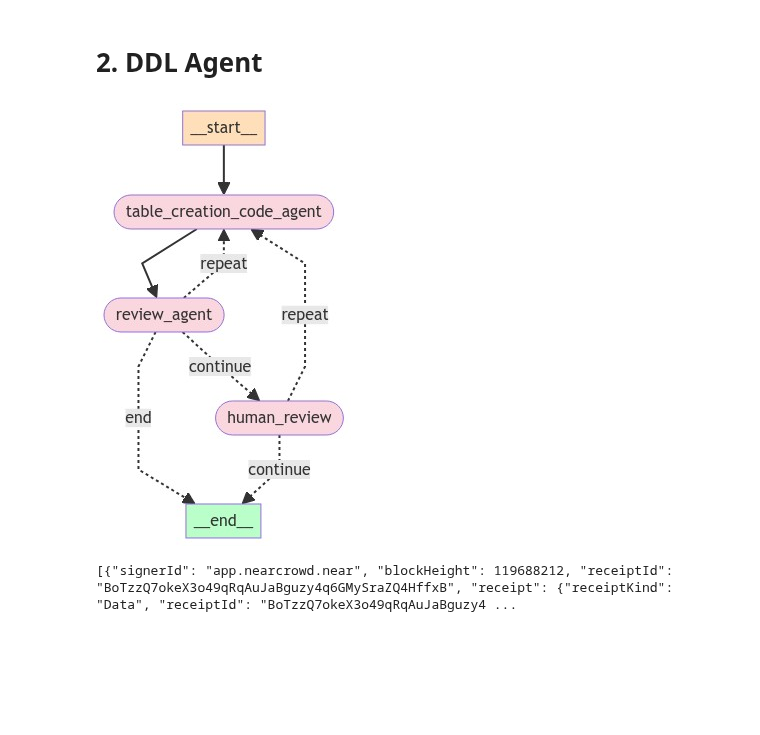
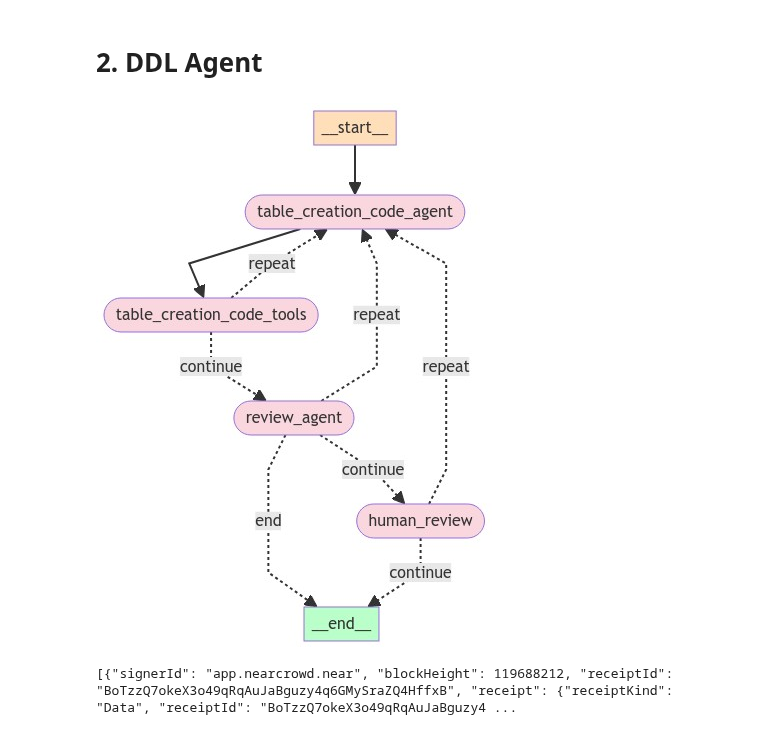
Before and after one commit to near/indexer-agent, a Jupyter notebook: SP_Agent_v1.ipynb, the cells around one changed output. Drawn from its saved outputs; the diff is of its cells as text; code cells hidden in the pictures; blank space fills up the shorter version.

```diff
--- a/SP_Agent_v1.ipynb
+++ b/SP_Agent_v1.ipynb
@@ -107,6 +89,7 @@ Notes:
 # Load agents
 from tools.NearLake import tool_get_block_heights
 from tools.JavaScriptRunner import tool_js_on_block_schema_func,tool_infer_schema_of_js
+from tools.database import tool_run_sql_ddl
 from agents.BlockExtractorAgent import BlockExtractorAgent,block_extractor_agent_model_v2
 from agents.TableCreationAgent import TableCreationAgent,table_creation_code_model_v2,TableCreationResponse
 from agents.ReviewAgent import review_agent_model,ReviewAgent
@@ -119,8 +102,9 @@ block_extractor_model = block_extractor_agent_model_v2(block_extractor_tools) #
 block_extractor_agent = BlockExtractorAgent(block_extractor_model,ToolExecutor(block_extractor_tools))
 
 # DDL Agent
-table_creation_code_agent_model = table_creation_code_model_v2()
-table_creation_code_agent = TableCreationAgent(table_creation_code_agent_model)
+table_creation_tools = [tool_run_sql_ddl]
+table_creation_code_agent_model = table_creation_code_model_v2(table_creation_tools)
+table_creation_code_agent = TableCreationAgent(table_creation_code_agent_model,ToolExecutor(table_creation_tools))
 
 # DataUpsertion Agent
 data_upsertion_code_agent_model = data_upsertion_code_model()
@@ -244,21 +228,21 @@ display(Image(be_app.get_graph(xray=True).draw_mermaid_png()))
 # %% [markdown]
 # 2. DDL Agent
 # %%
-def table_creation_code_agent_router(state):
-    table_creation_code = state.table_creation_code
-    iterations = state.iterations
-    last_message = state.messages[-1]
-    if hasattr(last_message, 'additional_kwargs'):
-        if "tool_calls" in last_message.additional_kwargs:
-            return "table_creation_code_agent_tool"
-        else:
-            return "review_ddl"
-    elif iterations > 3:
-        return "end"
-    elif table_creation_code == "":
-        return "table_creation_code_agent"
-    else:
-        return "end"
+# def table_creation_code_agent_router(state):
+#     table_creation_code = state.table_creation_code
+#     iterations = state.iterations
+#     last_message = state.messages[-1]
+#     if hasattr(last_message, 'additional_kwargs'):
+#         if "tool_calls" in last_message.additional_kwargs:
+#             return "table_creation_code_agent_tool"
+#         else:
+#             return "review_ddl"
+#     elif iterations > 3:
+#         return "end"
+#     elif table_creation_code == "":
+#         return "table_creation_code_agent"
+#     else:
+#         return "end"
 
 ## Create DDL Graph
 from langgraph.graph import END, StateGraph
@@ -267,41 +251,50 @@ workflow = StateGraph(GraphState)
 
 ## Define the Agent nodes
 workflow.add_node("table_creation_code_agent", table_creation_code_agent.call_model)
+workflow.add_node("table_creation_code_tools", table_creation_code_agent.call_tool)
 workflow.add_node("review_agent", review_agent.call_model)
 
 ## Human Review
 workflow.add_node("human_review",review_agent.human_review)
 
 ## Add Edges
 workflow.set_entry_point("table_creation_code_agent")
-workflow.add_edge("table_creation_code_agent", "review_agent")
+workflow.add_edge("table_creation_code_agent", "table_creation_code_tools")
 
 # Add Conditional Edges
+workflow.add_conditional_edges(
+    "table_creation_code_tools",
+    should_review,
+    {
+        "repeat":"table_creation_code_agent",
+        "continue": "review_agent",
+    }
+)
 # Review code
 workflow.add_conditional_edges(
     "review_agent",
     code_review_router,
     {
         "continue":"human_review",
         "repeat": "table_creation_code_agent",
         "end": END
     }
 )
 # Check if review passed
 workflow.add_conditional_edges(
     "human_review",
     human_review_router,
     {
         "continue":END,
         "repeat": "table_creation_code_agent",
     }
 )
 
 ddl_app = workflow.compile()
 
 display(Image(ddl_app.get_graph(xray=True).draw_mermaid_png()))
 # %% [output]
-[figure, old version]
+[figure, new version]
 # %%
 from tools.JavaScriptRunner import run_js_on_block_only_schema, run_js_on_block
 extract_block_data_code = """
```
Also changed, not shown: parts of 3 cells of this notebook, 5 other files.
